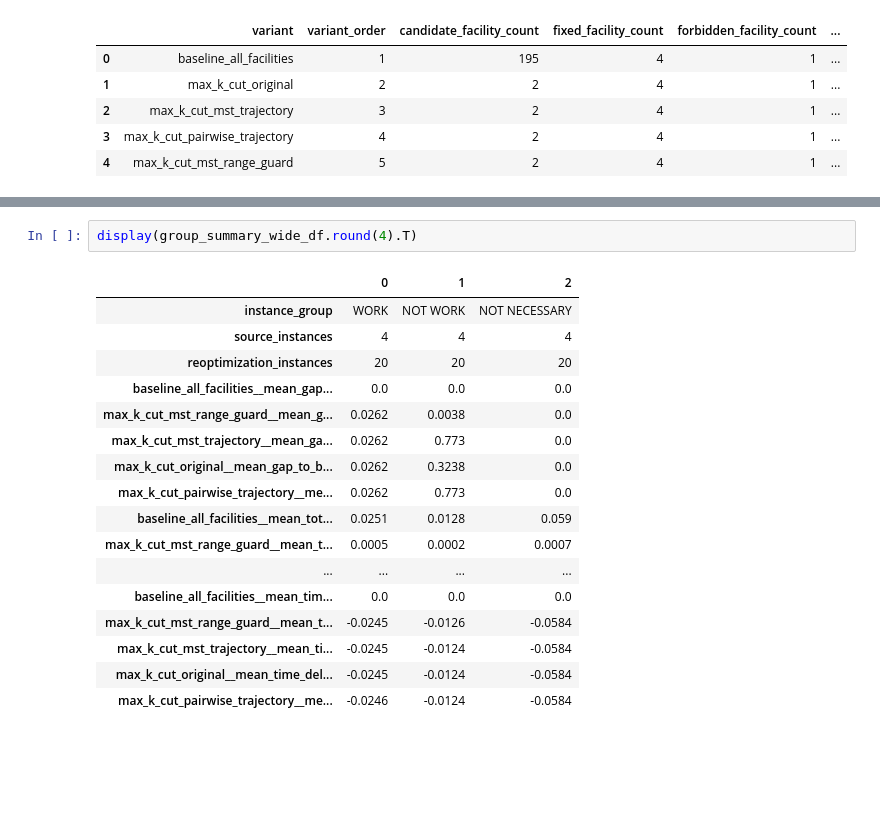
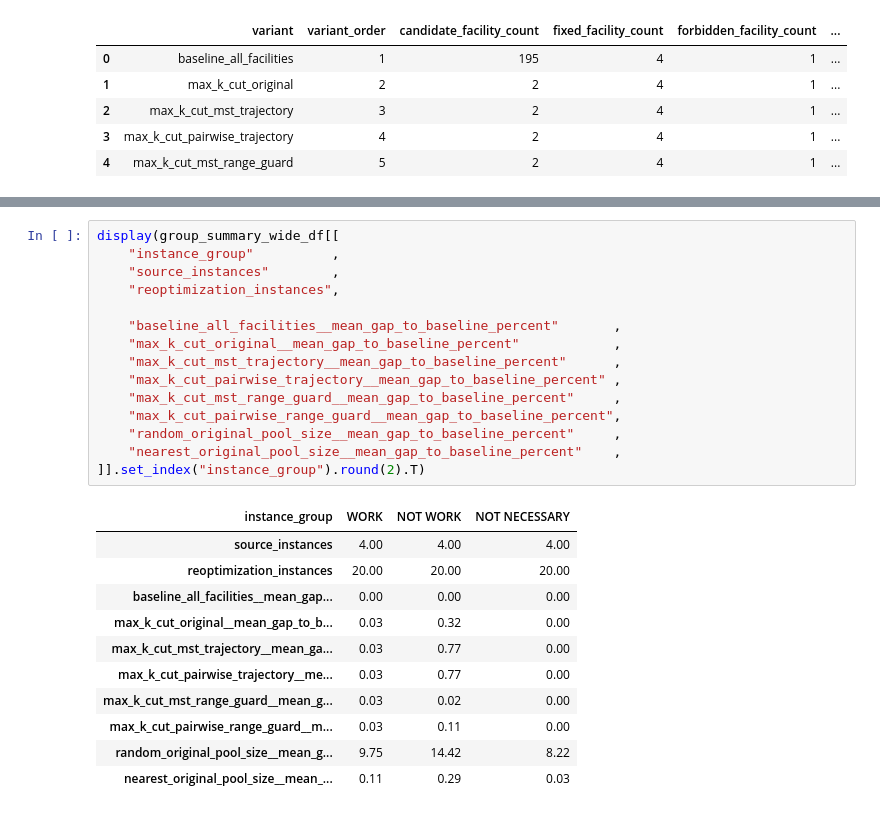
Before and after one commit to filipemedeiross/xopt, a Jupyter notebook: notebooks/experiments_sbpo/5.2 Facility Removal Reoptimization - TSPLIB Group Summaries.ipynb, the cells around one changed output, grey strips where cells are left out. Cells and saved outputs as stored; diff of their text form; blank space fills up the shorter version.

```diff
--- a/notebooks/experiments_sbpo/5.2 Facility Removal Reoptimization - TSPLIB Group Summaries.ipynb
+++ b/notebooks/experiments_sbpo/5.2 Facility Removal Reoptimization - TSPLIB Group Summaries.ipynb
@@ -1225,23 +1842,30 @@ display(group_variant_summary_df.round(4))
-# %%
-display(group_summary_wide_df.round(4).T)
-# %% [output]
-|  | 0 | 1 | 2 |
-| instance_group | WORK | NOT WORK | NOT NECESSARY |
-| source_instances | 4 | 4 | 4 |
-| reoptimization_instances | 20 | 20 | 20 |
-| baseline_all_facilities__mean_gap... | 0.0 | 0.0 | 0.0 |
-| max_k_cut_mst_range_guard__mean_g... | 0.0262 | 0.0038 | 0.0 |
-| max_k_cut_mst_trajectory__mean_ga... | 0.0262 | 0.773 | 0.0 |
-| max_k_cut_original__mean_gap_to_b... | 0.0262 | 0.3238 | 0.0 |
-| max_k_cut_pairwise_trajectory__me... | 0.0262 | 0.773 | 0.0 |
-| baseline_all_facilities__mean_tot... | 0.0251 | 0.0128 | 0.059 |
-| max_k_cut_mst_range_guard__mean_t... | 0.0005 | 0.0002 | 0.0007 |
-| ... | ... | ... | ... |
-| baseline_all_facilities__mean_tim... | 0.0 | 0.0 | 0.0 |
-| max_k_cut_mst_range_guard__mean_t... | -0.0245 | -0.0126 | -0.0584 |
-| max_k_cut_mst_trajectory__mean_ti... | -0.0245 | -0.0124 | -0.0584 |
-| max_k_cut_original__mean_time_del... | -0.0245 | -0.0124 | -0.0584 |
-| max_k_cut_pairwise_trajectory__me... | -0.0246 | -0.0124 | -0.0584 |
+# %%
+display(group_summary_wide_df[[
+    "instance_group"          ,
+    "source_instances"        ,
+    "reoptimization_instances",
+
+    "baseline_all_facilities__mean_gap_to_baseline_percent"       ,
+    "max_k_cut_original__mean_gap_to_baseline_percent"            ,
+    "max_k_cut_mst_trajectory__mean_gap_to_baseline_percent"      ,
+    "max_k_cut_pairwise_trajectory__mean_gap_to_baseline_percent" ,
+    "max_k_cut_mst_range_guard__mean_gap_to_baseline_percent"     ,
+    "max_k_cut_pairwise_range_guard__mean_gap_to_baseline_percent",
+    "random_original_pool_size__mean_gap_to_baseline_percent"     ,
+    "nearest_original_pool_size__mean_gap_to_baseline_percent"    ,
+]].set_index("instance_group").round(2).T)
+# %% [output]
+| instance_group | WORK | NOT WORK | NOT NECESSARY |
+| source_instances | 4.00 | 4.00 | 4.00 |
+| reoptimization_instances | 20.00 | 20.00 | 20.00 |
+| baseline_all_facilities__mean_gap... | 0.00 | 0.00 | 0.00 |
+| max_k_cut_original__mean_gap_to_b... | 0.03 | 0.32 | 0.00 |
+| max_k_cut_mst_trajectory__mean_ga... | 0.03 | 0.77 | 0.00 |
+| max_k_cut_pairwise_trajectory__me... | 0.03 | 0.77 | 0.00 |
+| max_k_cut_mst_range_guard__mean_g... | 0.03 | 0.02 | 0.00 |
+| max_k_cut_pairwise_range_guard__m... | 0.03 | 0.11 | 0.00 |
+| random_original_pool_size__mean_g... | 9.75 | 14.42 | 8.22 |
+| nearest_original_pool_size__mean_... | 0.11 | 0.29 | 0.03 |
 # %%
 if SAVE_RESULTS_CSV:
     OUTPUT_DIR.mkdir(parents=True, exist_ok=True)
```
Also changed, not shown: parts of 23 cells of this notebook, 6 other files.
